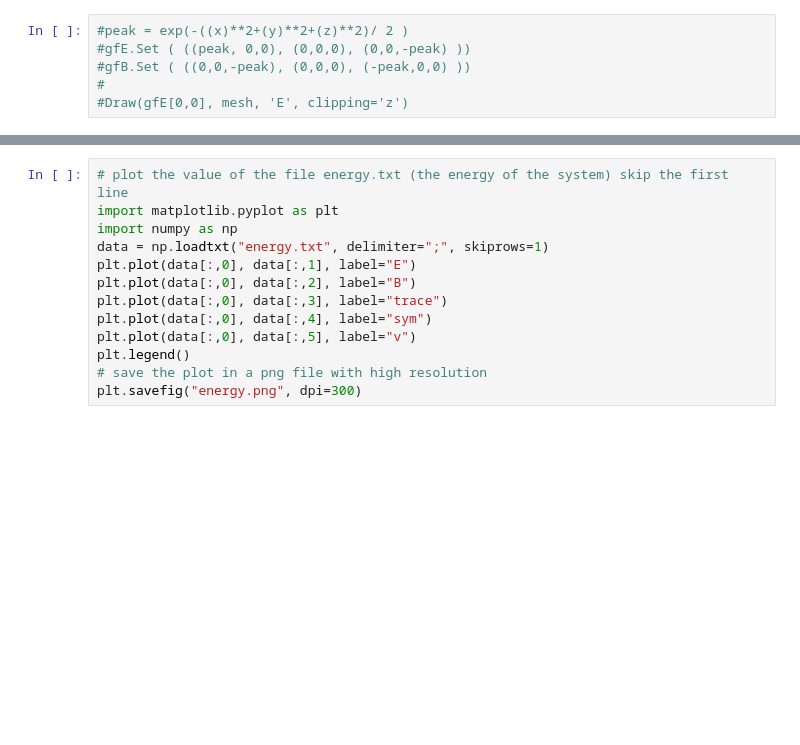
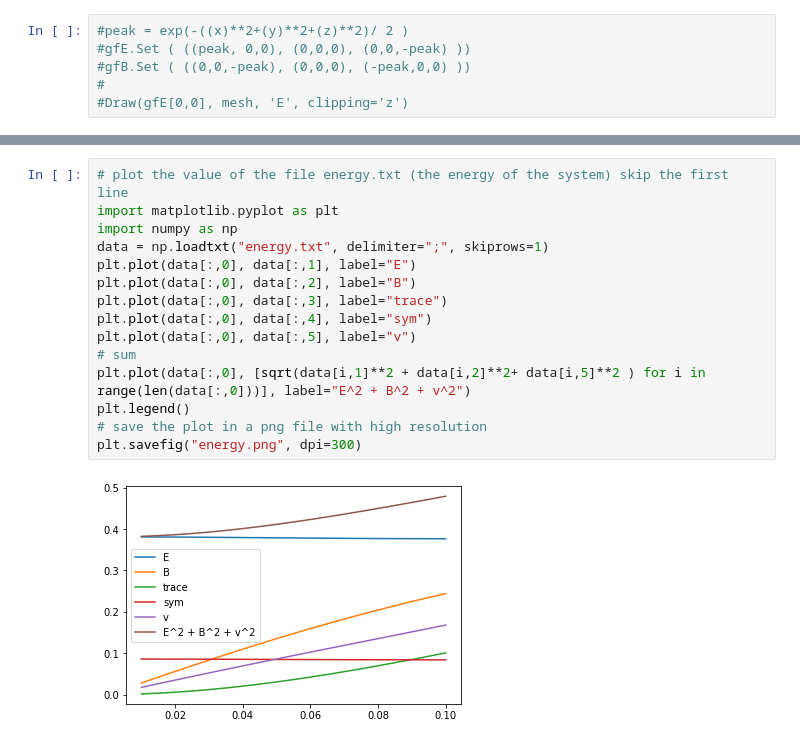
Before and after one commit to EdoardoBonetti/project_ZENITH, a Jupyter notebook: EB.ipynb, the cells around one changed output, grey strips where cells are left out. Drawn from its saved outputs; the diff is of its cells as text; blank space fills up the shorter version.

```diff
--- a/EB.ipynb
+++ b/EB.ipynb
@@ -170,16 +167,20 @@ plt.show()
 # %%
 # plot the value of the file energy.txt (the energy of the system) skip the first line
 import matplotlib.pyplot as plt
 import numpy as np
 data = np.loadtxt("energy.txt", delimiter=";", skiprows=1)
 plt.plot(data[:,0], data[:,1], label="E")
 plt.plot(data[:,0], data[:,2], label="B")
 plt.plot(data[:,0], data[:,3], label="trace")
 plt.plot(data[:,0], data[:,4], label="sym")
 plt.plot(data[:,0], data[:,5], label="v")
+# sum
+plt.plot(data[:,0], [sqrt(data[i,1]**2 + data[i,2]**2+ data[i,5]**2 ) for i in range(len(data[:,0]))], label="E^2 + B^2 + v^2")
 plt.legend()
 # save the plot in a png file with high resolution
 plt.savefig("energy.png", dpi=300)
+# %% [output]
+[figure, added]
 # %%
 # save the plot in a png file
 plt.savefig("energy.png")
```
Also changed, not shown: parts of 13 cells of this notebook, 3 other files.
